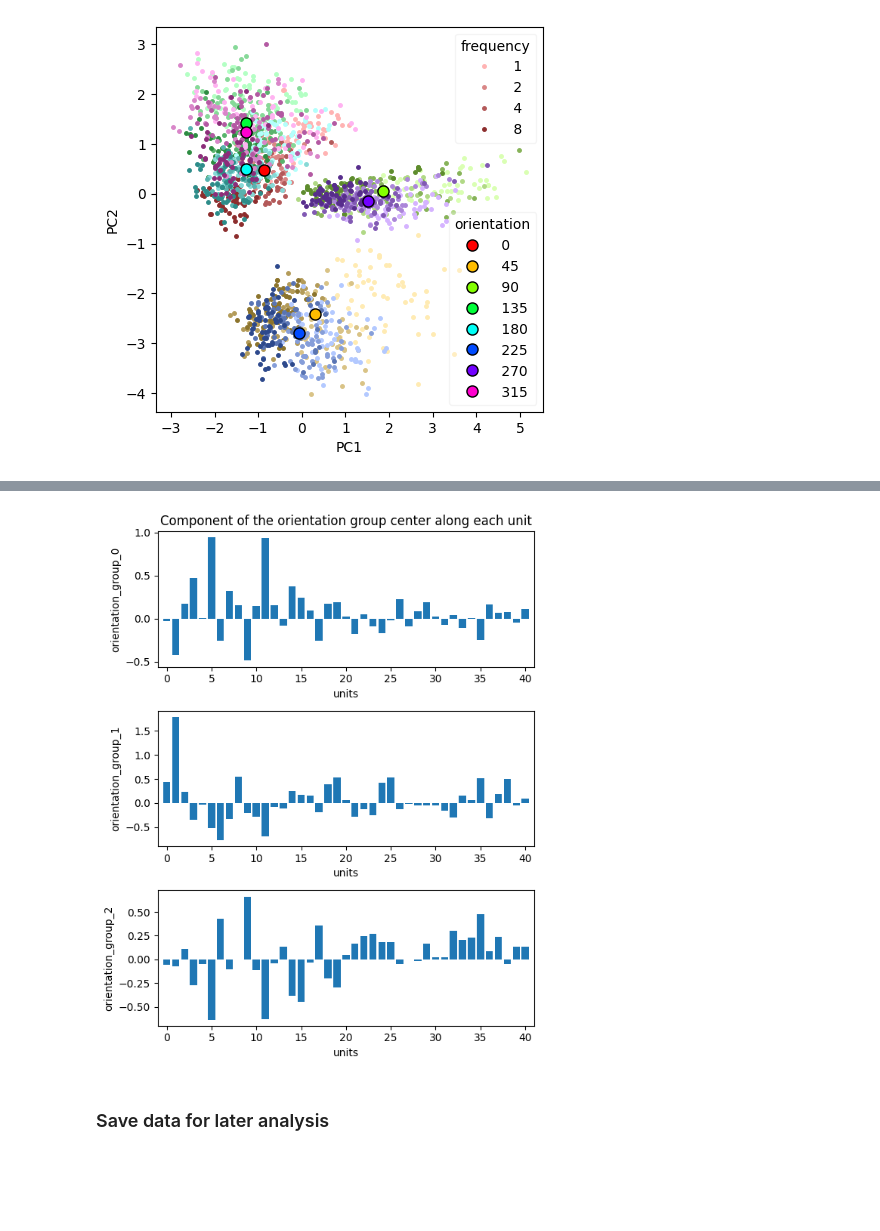
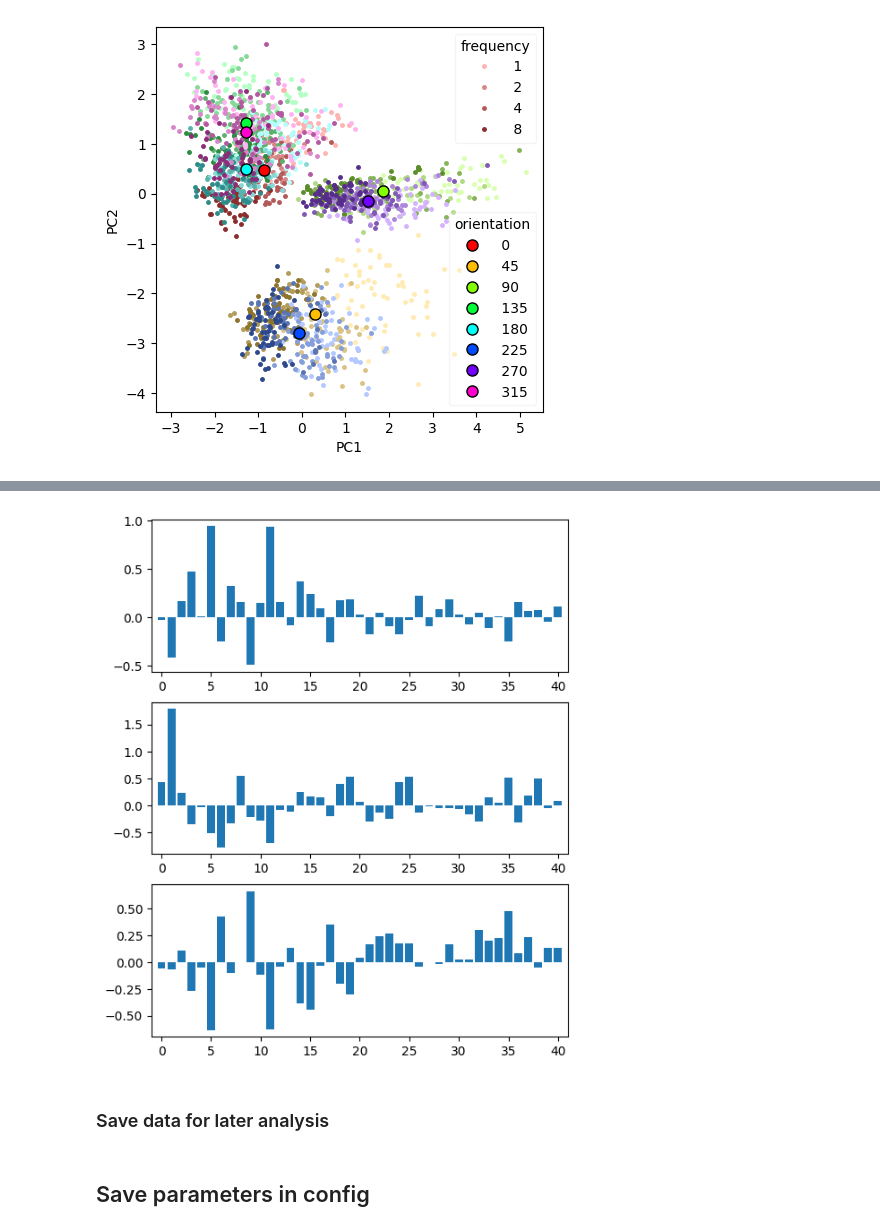
Before and after one commit to chenziao/Analyzing_Allen_Visual_Coding_Neuropixels_Dataset, a Jupyter notebook: Analyze_Visual_Spike.ipynb, the cells around one changed output, grey strips where cells are left out. Drawn from its saved outputs; the diff is of its cells as text; code cells hidden in the pictures; blank space fills up the shorter version.

Commit message:
Enable choosing parameters and saving figures in pipeline

```diff
--- a/Analyze_Visual_Spike.ipynb
+++ b/Analyze_Visual_Spike.ipynb
@@ -75,5 +95,9 @@ units_fr = get_units_firing_rate(session, grating_ids, sel_units_id, condition_i
 # %%
 sigma = 0.02 # sec
 quantile = 0.2
+sigma, quantile = get_parameters({'fr_smooth_sigma': sigma, 'fr_normalize_quantile': quantile}, parameters_dict, enter_parameters)
+
 soft_normalize_cut = np.quantile(units_fr.units_mean_fr, quantile)
+get_parameters({'soft_normalize_cut': soft_normalize_cut}, parameters_dict, False)
+
 units_fr = preprocess_firing_rate(units_fr, sigma, soft_normalize_cut)
@@ -286,11 +318,9 @@ display(orientation_group_df)
 # %%
-PC_axis = [1, 2]
-
 ts = np.linspace(0, 1, n_tfreq)
 _, ax = plt.subplots(1, 1, figsize=(5, 5))
 objs_leg = []
 for i, orient in enumerate(pop_vec_cond.orientation):
-    pop_vec_orient = pop_vec_cond.sel(PC=PC_axis, orientation=orient, time_relative_to_stimulus_onset=slice(0.3, 2.0))
+    pop_vec_orient = pop_vec_cond.sel(PC=PC_disp, orientation=orient, time_relative_to_stimulus_onset=slice(*stable_duration))
     for j, tfreq in enumerate(sel_tfreq):
         clr = lighten(ts[j], cmap1[i])
         pop_vec_tfreq = pop_vec_orient.sel(temporal_frequency=tfreq)
@@ -298,19 +328,41 @@ for i, orient in enumerate(pop_vec_cond.orientation):
         if not i:
             line[0].set_label(f'{tfreq: .0f}')
             objs_leg.append(line[0])
-    ax.set_xlabel(f'PC{PC_axis[0]:d}')
-    ax.set_ylabel(f'PC{PC_axis[1]:d}')
+    ax.set_xlabel(f'PC{PC_disp[0]:d}')
+    ax.set_ylabel(f'PC{PC_disp[1]:d}')
 leg1 = plt.legend(handles=objs_leg, title='frequency', loc='upper right', framealpha=0.2)
 objs_leg = []
 for i, orient in enumerate(pop_vec_cond.orientation):
-    line = ax.plot(*orient_pop_direction.sel(PC=PC_axis, orientation=orient), color=cmap1[i],
+    line = ax.plot(*orient_pop_direction.sel(PC=PC_disp, orientation=orient), color=cmap1[i],
                    linestyle='none', marker='o', markersize=8, markeredgecolor='k', label=f'{orient: .0f}')
     objs_leg.append(line[0])
 ax.legend(handles=objs_leg, loc='lower right', title='orientation', framealpha=0.2)
 ax.add_artist(leg1)
 
 print('Time interval: (%.1f, %.1f) ms' % tuple(1000 * pop_vec_orient.time_relative_to_stimulus_onset[[0, -1]]))
-plt.show()
+fig_disp(f'population_stable_PC{PC_disp[0]}-{PC_disp[1]}')
 # %% [output]
 Time interval: (300.0, 1980.0) ms
 [figure]
+# %%
+n_clusters = 3
+n_top_pc, n_clusters = get_parameters({
+    'number_top_PCs': n_top_pc,
+    'number_orientation_clusters': n_clusters
+}, parameters_dict, enter_parameters)
+
+from sklearn.cluster import KMeans
+
+PC_axis = np.arange(n_top_pc)
+kmeans = KMeans(n_clusters=n_clusters, random_state=0, n_init='auto')
+orient_labels = kmeans.fit_predict(orient_pop_direction.sel(PC=PC_axis).values.T)
+orient_pop_centers = kmeans.cluster_centers_ @ pca.components_[PC_axis]
+
+orientation_group_df = pd.DataFrame(dict(
+    orientation={g: orient_pop_direction.orientation[orient_labels == g].values.tolist() for g in range(n_clusters)},
+    **{f'PC_{p:d}_component': kmeans.cluster_centers_[:, p] for p in PC_axis},
+    **{'distance': np.sum(kmeans.cluster_centers_ ** 2, axis=1) ** 0.5}
+), index=pd.Index(range(n_clusters), name='orienation_group_id'))
+pca_df = pca_df.assign(**{f'orientation_group_{g:d}': orient_pop_centers[g] for g in range(n_clusters)})
+display(orientation_group_df)
+# display(pca_df)
@@ -317,18 +378,14 @@ Time interval: (300.0, 1980.0) ms
 # %%
 orientation_groups = np.array([s for s in pca_df.columns if 'orientation_group' in s])
 
 _, axs = plt.subplots(n_clusters, 1, figsize=(6, 2.5 * n_clusters))
 for i in range(n_clusters):
     ax = axs[i]
     ax.bar(range(n_units), pca_df[orientation_groups[i]])
     ax.set_xlim(-1, n_units)
-    ax.set_xlabel('units')
-    ax.set_ylabel(orientation_groups[i])
-axs[0].set_title('Component of the orientation group center along each unit')
-plt.tight_layout()
-plt.show()
+fig_disp('orientation_clusters_unit_components')
 # %% [output]
-[figure, old version]
+[figure, new version]
 # %% [markdown]
 ### Save data for later analysis
 # %%
@@ -338,3 +395,5 @@ pop_vec_ds = pop_vec_cond.to_dataset(name='pop_vec', promote_attrs=True)
 pop_vec_ds.to_netcdf(filepath_prefix + '_pop_vec.nc')
 pca_df.to_csv(filepath_prefix + '_units_pca.csv')
 orientation_group_df.to_csv(filepath_prefix + '_pca_orient_groups.csv')
+# %% [markdown]
+## Save parameters in config
```
Also changed, not shown: parts of 17 cells of this notebook, 6 other files.
